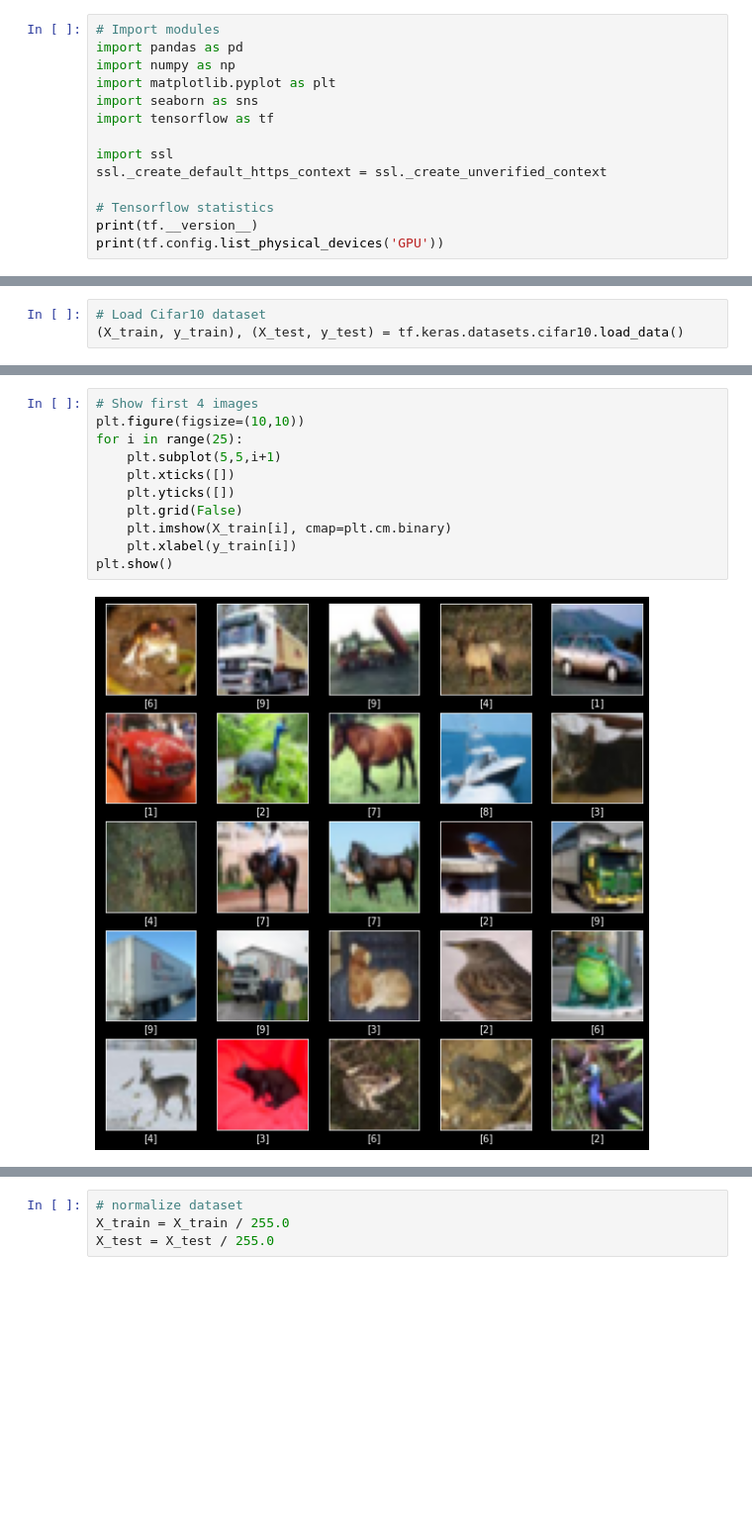
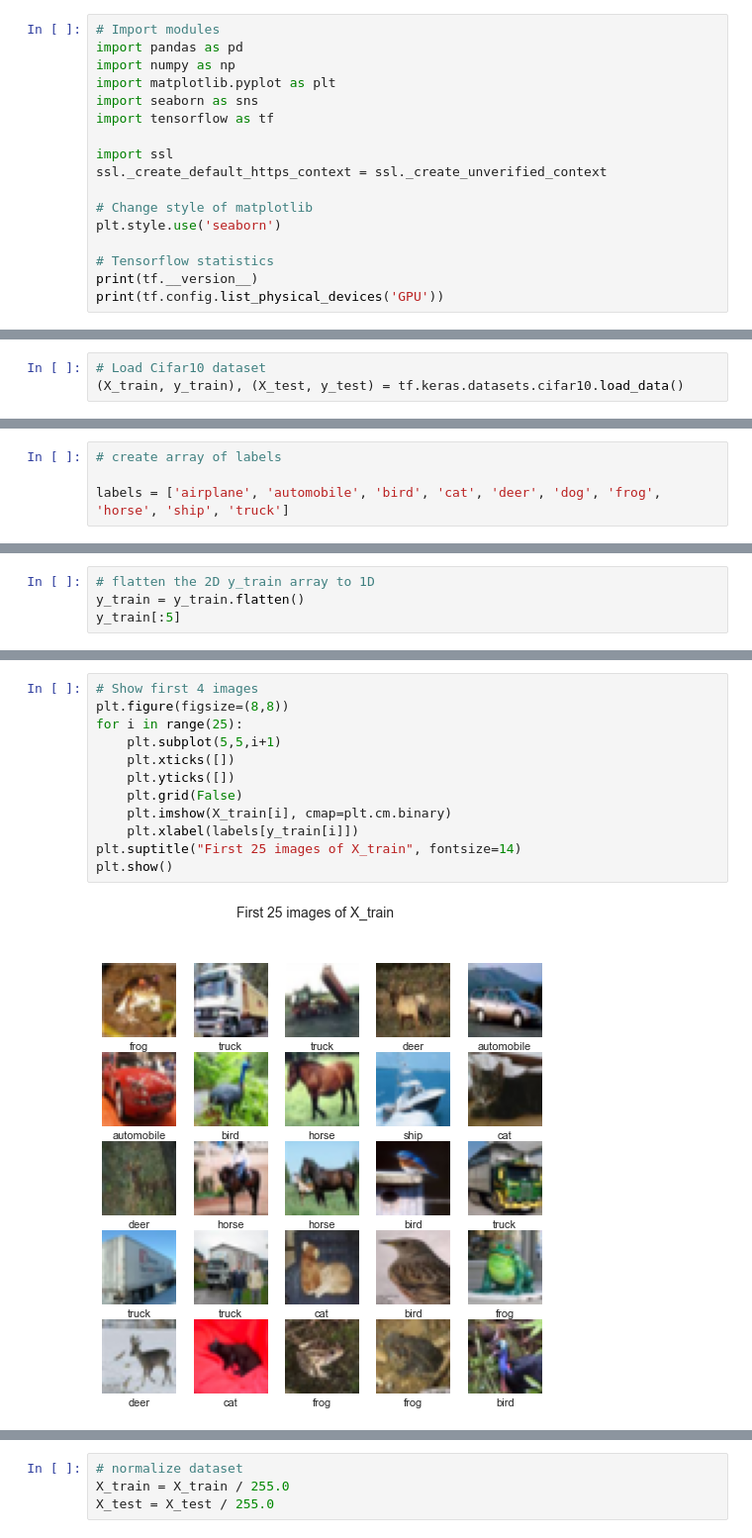
Before and after one commit to AngKS/Deep-Learning-CA1, a Jupyter notebook: cifar10.ipynb, the cells around one changed output, grey strips where cells are left out. Shown: that part at 99% size. Saved outputs shown, nothing was run; the diff lists cells and outputs as text; blank space fills up the shorter version.

```diff
--- a/cifar10.ipynb
+++ b/cifar10.ipynb
@@ -11,6 +11,9 @@ import tensorflow as tf
 import ssl
 ssl._create_default_https_context = ssl._create_unverified_context
 
+# Change style of matplotlib
+plt.style.use('seaborn')
+
 # Tensorflow statistics
 print(tf.__version__)
 print(tf.config.list_physical_devices('GPU'))
@@ -24,0 +42,4 @@ print(tf.config.list_physical_devices('GPU'))
+# %%
+# create array of labels
+
+labels = ['airplane', 'automobile', 'bird', 'cat', 'deer', 'dog', 'frog', 'horse', 'ship', 'truck']
@@ -24,0 +76,4 @@ print(tf.config.list_physical_devices('GPU'))
+# %%
+# flatten the 2D y_train array to 1D
+y_train = y_train.flatten()
+y_train[:5]
@@ -25,13 +82,14 @@ print(tf.config.list_physical_devices('GPU'))
 # %%
 # Show first 4 images
-plt.figure(figsize=(10,10))
+plt.figure(figsize=(8,8))
 for i in range(25):
     plt.subplot(5,5,i+1)
     plt.xticks([])
     plt.yticks([])
     plt.grid(False)
     plt.imshow(X_train[i], cmap=plt.cm.binary)
-    plt.xlabel(y_train[i])
+    plt.xlabel(labels[y_train[i]])
+plt.suptitle("First 25 images of X_train", fontsize=14)
 plt.show()
 # %% [output]
-[figure, old version]
+[figure, new version]
```
Also changed, not shown: parts of 21 cells of this notebook, 2 other files.
